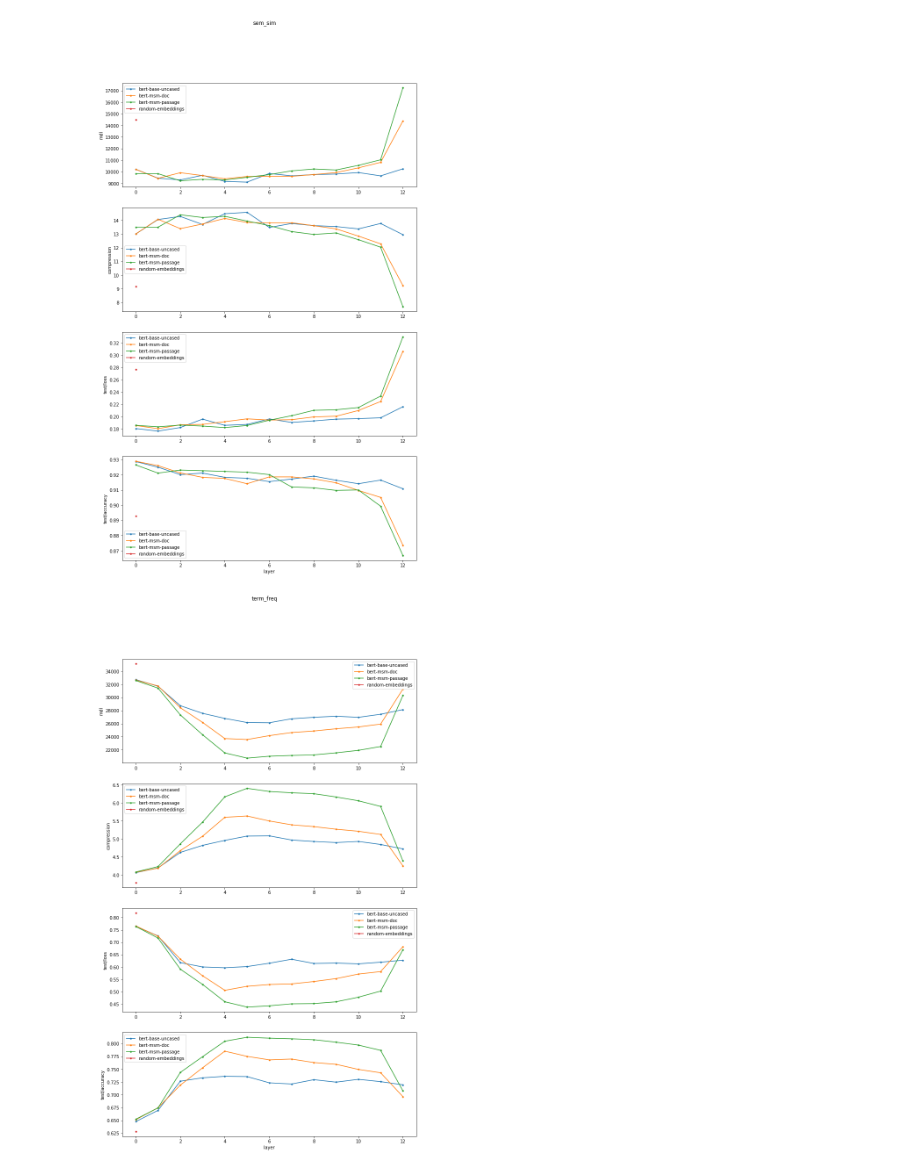
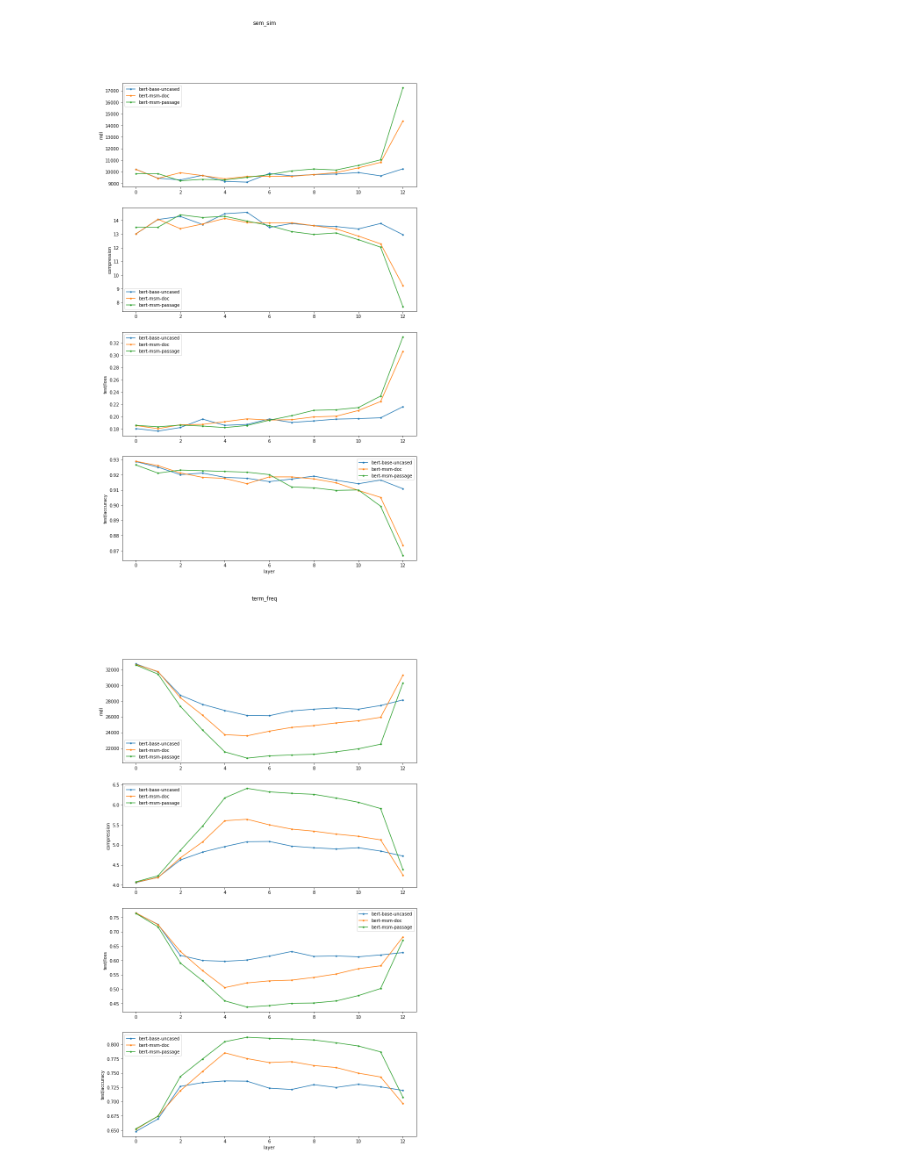
Before and after one commit to yolomeus/probing-search, a Jupyter notebook: analysis/layer_to_metric_plots.ipynb, the cells around one changed output. Cells and saved outputs as stored; diff of their text form; code cells hidden in the pictures.

```diff
--- a/analysis/layer_to_metric_plots.ipynb
+++ b/analysis/layer_to_metric_plots.ipynb
@@ -44,14 +43,18 @@ def plot_layer_to_metric(title, model_dfs, metrics_to_plot, figsize=(10, 12)):
 # %%
 LOG_DIR = 'logs/layer_to_metric/msm/'
 
-FILE_NAMES = ['bert_base_uncased.csv', 'bert_msm_doc.csv', 'bert_msm_passage.csv', 'random_embeddings.csv']
+FILE_NAMES = ['bert_base_uncased.csv', 'bert_msm_doc.csv', 'bert_msm_passage.csv']
 METRICS_TO_PLOT = ['mdl', 'compression', 'test/loss', 'test/accuracy']  #'val/accuracy/max', 'val/loss/min']
 
-TASKS = ['bm25', 'sem_sim', 'term_freq', 'ner']
+TASKS = ['bm25', 'sem_sim', 'term_freq', 'ner', 'sem_sim_minmax']
 for task in TASKS:
     layer_to_metric_dfs = read_logs(os.path.join(LOG_DIR, task), FILE_NAMES)
     plot_layer_to_metric(task,
                          layer_to_metric_dfs,
                          METRICS_TO_PLOT,
                          figsize=(12, 20))
+
+    os.makedirs('img', exist_ok=True)
+    plt.savefig('img/' + task + '.png')
+    plt.show()
 # %% [output]
@@ -59,2 +62,2 @@ for task in TASKS:
-[figure, old version]
+[figure, new version]
-[figure, old version]
+[figure, new version]
```
Also changed, not shown: parts of 2 cells of this notebook.
